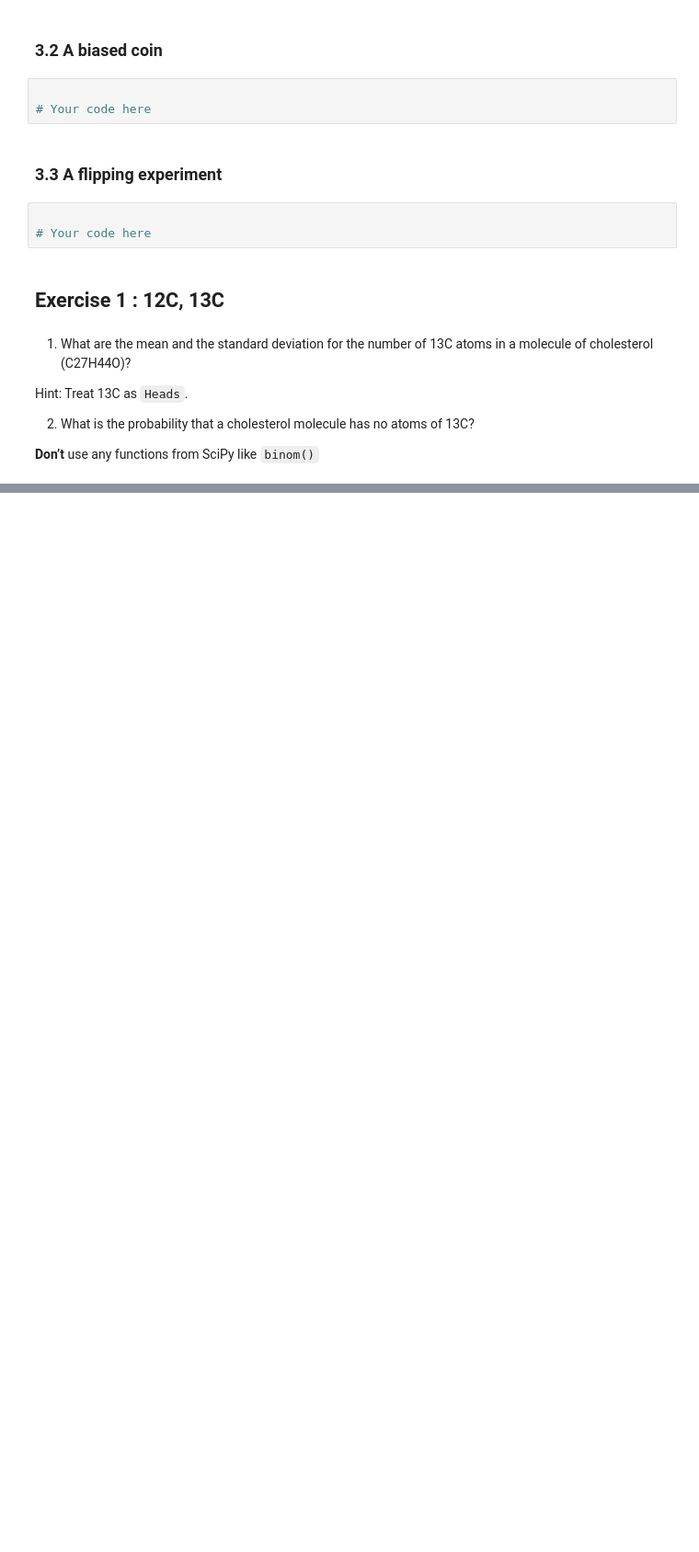
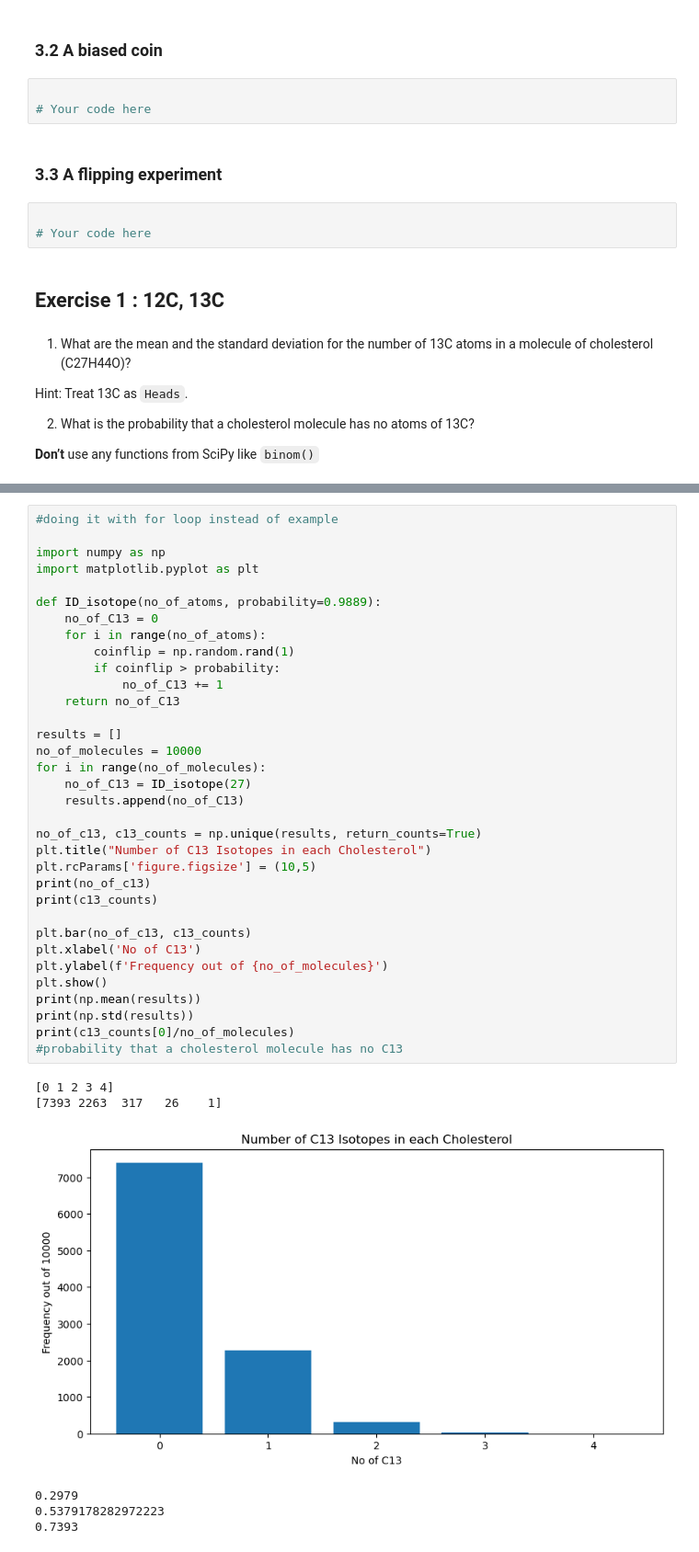
Before and after one commit to SPS-SP2273/learning-portfolio-BM14Pancake, a Jupyter notebook: random numbers/random_numbers_(need).ipynb, the cells around one changed output, grey strips where cells are left out. Shown at 92% size. Drawn from its saved outputs; the diff is of its cells as text; blank space fills up the shorter version.

```diff
--- a/random numbers/random_numbers_(need).ipynb
+++ b/random numbers/random_numbers_(need).ipynb
@@ -96,0 +111,41 @@ Number of C12: 98.89%
+# %%
+#doing it with for loop instead of example
+
+import numpy as np
+import matplotlib.pyplot as plt
+
+def ID_isotope(no_of_atoms, probability=0.9889):
+    no_of_C13 = 0
+    for i in range(no_of_atoms):
+        coinflip = np.random.rand(1)
+        if coinflip > probability:
+            no_of_C13 += 1
+    return no_of_C13
+
+results = []
+no_of_molecules = 10000
+for i in range(no_of_molecules):
+    no_of_C13 = ID_isotope(27)
+    results.append(no_of_C13)
+
+no_of_c13, c13_counts = np.unique(results, return_counts=True)
+plt.title("Number of C13 Isotopes in each Cholesterol")
+plt.rcParams['figure.figsize'] = (10,5)
+print(no_of_c13)
+print(c13_counts)
+
+plt.bar(no_of_c13, c13_counts)
+plt.xlabel('No of C13')
+plt.ylabel(f'Frequency out of {no_of_molecules}')
+plt.show()
+print(np.mean(results))
+print(np.std(results))
+print(c13_counts[0]/no_of_molecules)
+#probability that a cholesterol molecule has no C13
+# %% [output]
+[0 1 2 3 4]
+[7393 2263  317   26    1]
+[figure, added]
+0.2979
+0.5379178282972223
+0.7393
```
Also changed, not shown: parts of 2 cells of this notebook.
